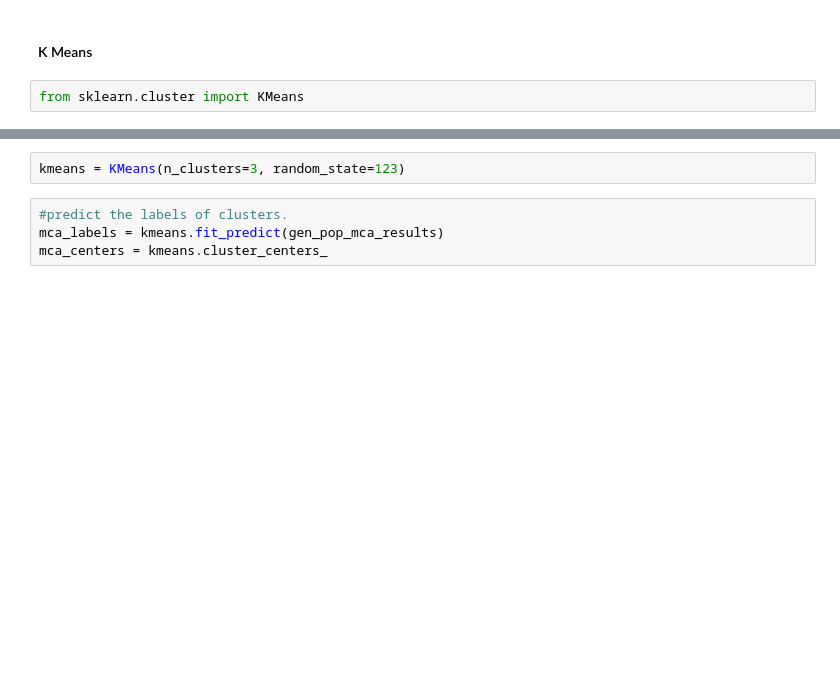
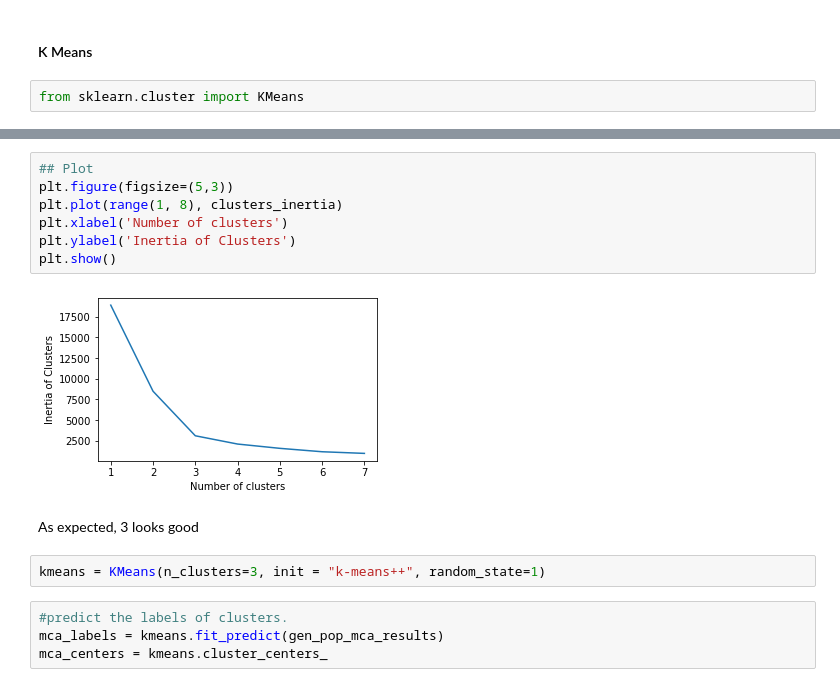
Before and after one commit to WareClatts/Capstone_Project, a Jupyter notebook: Arvato cleaned.ipynb, the cells around one changed output, grey strips where cells are left out. Drawn from its saved outputs; the diff is of its cells as text; blank space fills up the shorter version.

```diff
--- a/Arvato cleaned.ipynb
+++ b/Arvato cleaned.ipynb
@@ -728,5 +769,16 @@ from sklearn.cluster import KMeans
+# %%
+## Plot
+plt.figure(figsize=(5,3))
+plt.plot(range(1, 8), clusters_inertia)
+plt.xlabel('Number of clusters')
+plt.ylabel('Inertia of Clusters')
+plt.show()
+# %% [output]
+[figure, added]
+# %% [markdown]
+As expected, 3 looks good
 # %%
-kmeans = KMeans(n_clusters=3, random_state=123)
+kmeans = KMeans(n_clusters=3, init = "k-means++", random_state=1)
 # %%
 #predict the labels of clusters.
 mca_labels = kmeans.fit_predict(gen_pop_mca_results)
```
Also changed, not shown: parts of 20 cells of this notebook, 1 other file.
